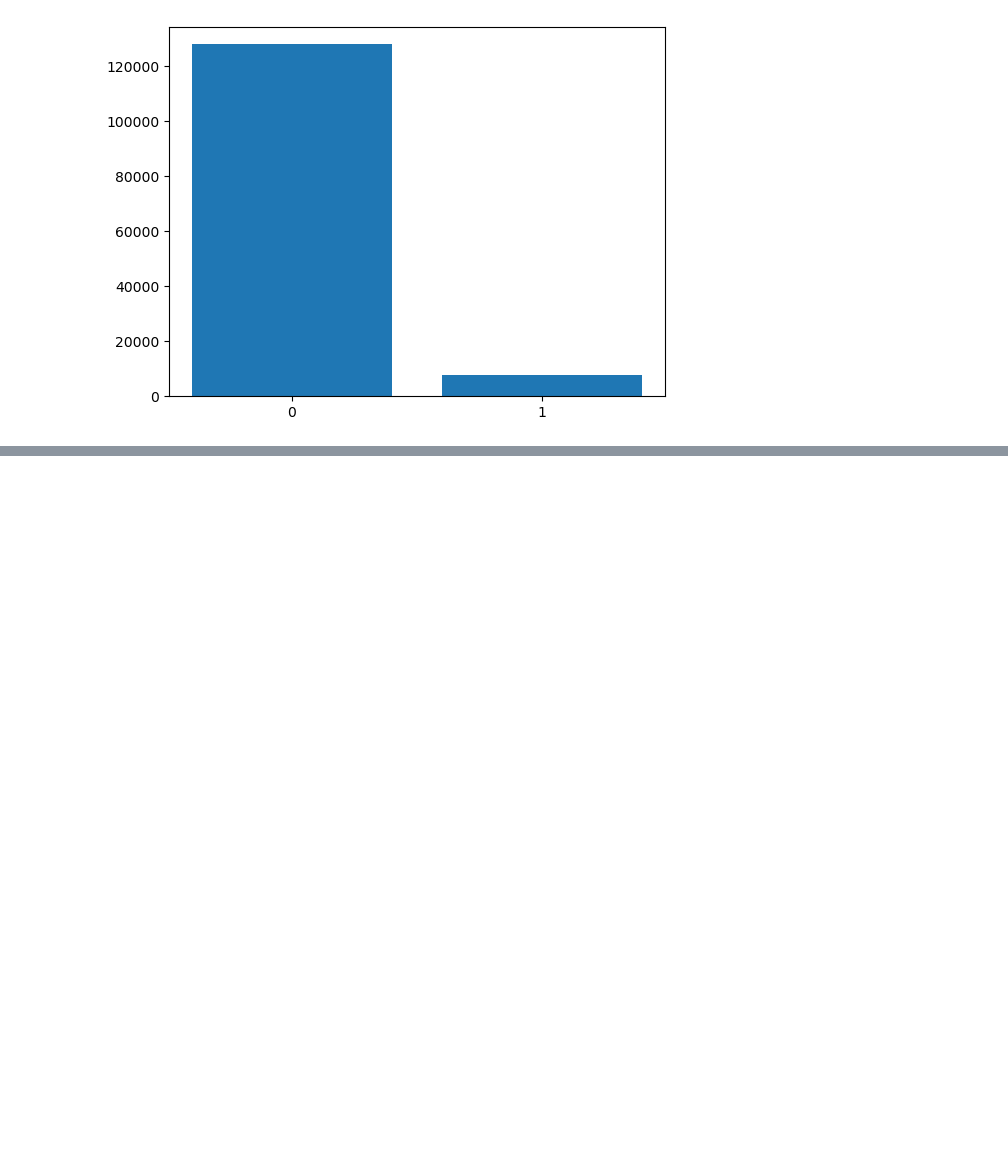
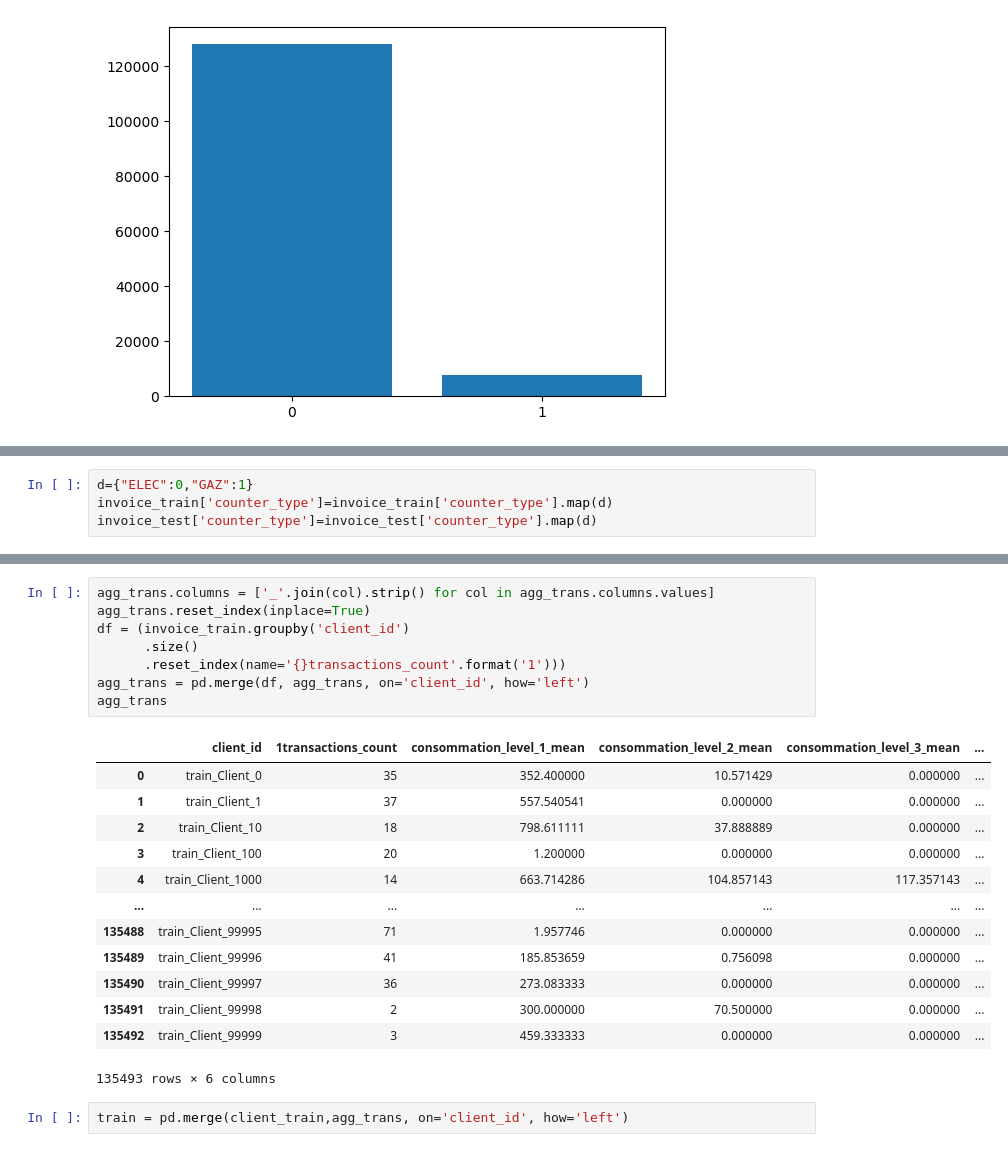
Before and after one commit to Chepngeno-langat/DS-projects, a Jupyter notebook: Fraud Detection in Electricity and Gas Consumption/Fraud Detection in Electricity and Gas Consumption.ipynb, the cells around one changed output, grey strips where cells are left out. Saved outputs shown, nothing was run; the diff lists cells and outputs as text; blank space fills up the shorter version.

```diff
--- a/Fraud Detection in Electricity and Gas Consumption/Fraud Detection in Electricity and Gas Consumption.ipynb
+++ b/Fraud Detection in Electricity and Gas Consumption/Fraud Detection in Electricity and Gas Consumption.ipynb
@@ -184,0 +218,4 @@ plt.show
+# %%
+d={"ELEC":0,"GAZ":1}
+invoice_train['counter_type']=invoice_train['counter_type'].map(d)
+invoice_test['counter_type']=invoice_test['counter_type'].map(d)
@@ -184,0 +274,24 @@ plt.show
+# %%
+agg_trans.columns = ['_'.join(col).strip() for col in agg_trans.columns.values]
+agg_trans.reset_index(inplace=True)
+df = (invoice_train.groupby('client_id')
+      .size()
+      .reset_index(name='{}transactions_count'.format('1')))
+agg_trans = pd.merge(df, agg_trans, on='client_id', how='left')
+agg_trans
+# %% [output]
+|  | client_id | 1transactions_count | consommation_level_1_mean | consommation_level_2_mean | consommation_level_3_mean | ... |
+| 0 | train_Client_0 | 35 | 352.400000 | 10.571429 | 0.000000 | ... |
+| 1 | train_Client_1 | 37 | 557.540541 | 0.000000 | 0.000000 | ... |
+| 2 | train_Client_10 | 18 | 798.611111 | 37.888889 | 0.000000 | ... |
+| 3 | train_Client_100 | 20 | 1.200000 | 0.000000 | 0.000000 | ... |
+| 4 | train_Client_1000 | 14 | 663.714286 | 104.857143 | 117.357143 | ... |
+| ... | ... | ... | ... | ... | ... | ... |
+| 135488 | train_Client_99995 | 71 | 1.957746 | 0.000000 | 0.000000 | ... |
+| 135489 | train_Client_99996 | 41 | 185.853659 | 0.756098 | 0.000000 | ... |
+| 135490 | train_Client_99997 | 36 | 273.083333 | 0.000000 | 0.000000 | ... |
+| 135491 | train_Client_99998 | 2 | 300.000000 | 70.500000 | 0.000000 | ... |
+| 135492 | train_Client_99999 | 3 | 459.333333 | 0.000000 | 0.000000 | ... |
+135493 rows × 6 columns
+# %%
+train = pd.merge(client_train,agg_trans, on='client_id', how='left')
```
Also changed, not shown: parts of 13 cells of this notebook.
